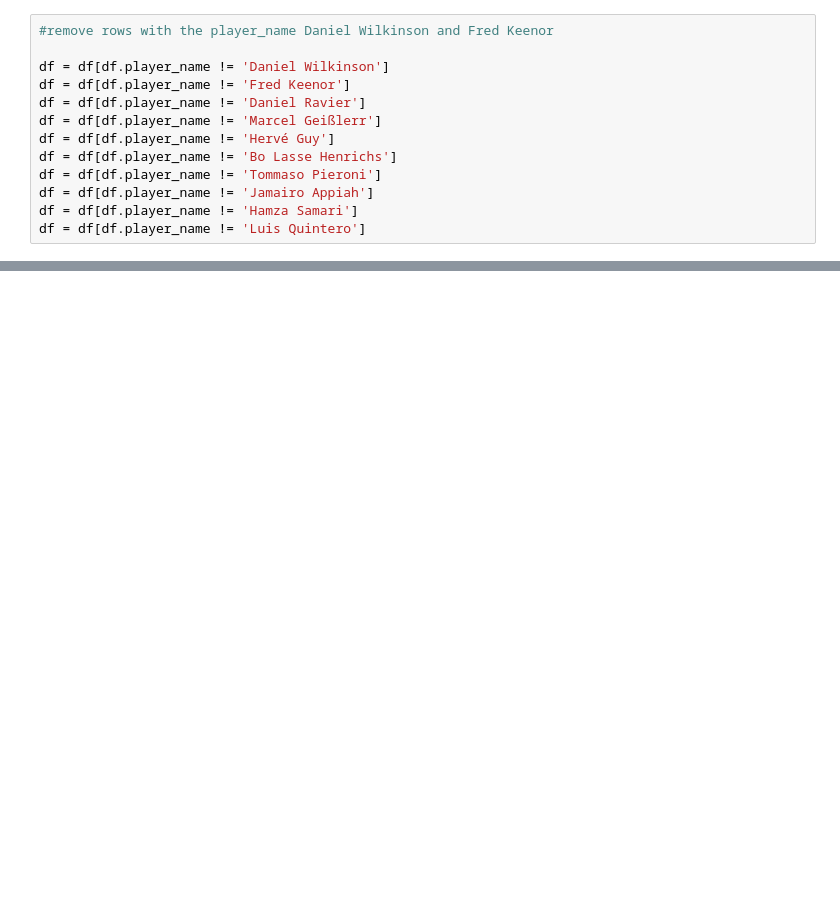
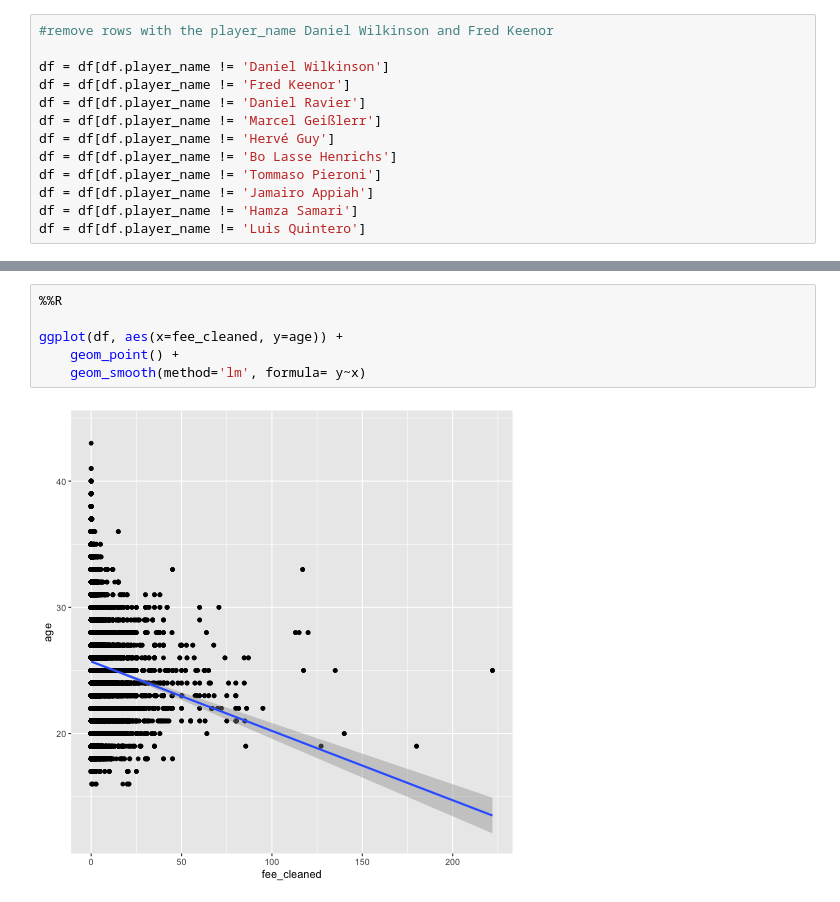
Before and after one commit to AhanPenkar/exploratory-football, a Jupyter notebook: Untitled.ipynb, the cells around one changed output, grey strips where cells are left out. Saved outputs shown, nothing was run; the diff lists cells and outputs as text; blank space fills up the shorter version.

```diff
--- a/Untitled.ipynb
+++ b/Untitled.ipynb
@@ -97,0 +69,8 @@ ggplot(df, aes(x=age, y=fee_cleaned)) +
+# %%
+%%R
+
+ggplot(df, aes(x=fee_cleaned, y=age)) +
+    geom_point() +
+    geom_smooth(method='lm', formula= y~x)
+# %% [output]
+[figure, added]
```
Also changed, not shown: parts of 6 cells of this notebook, 1 other file.
